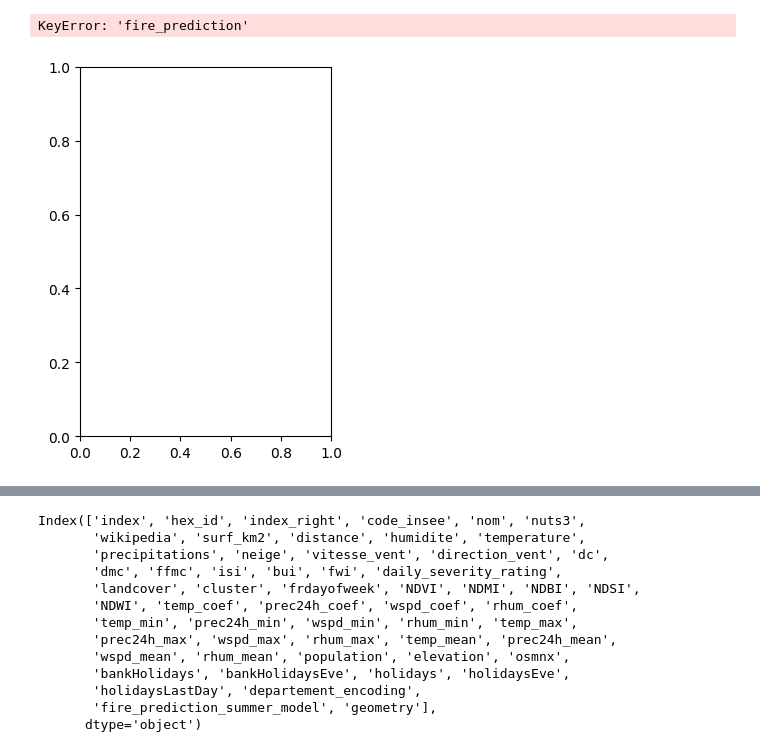
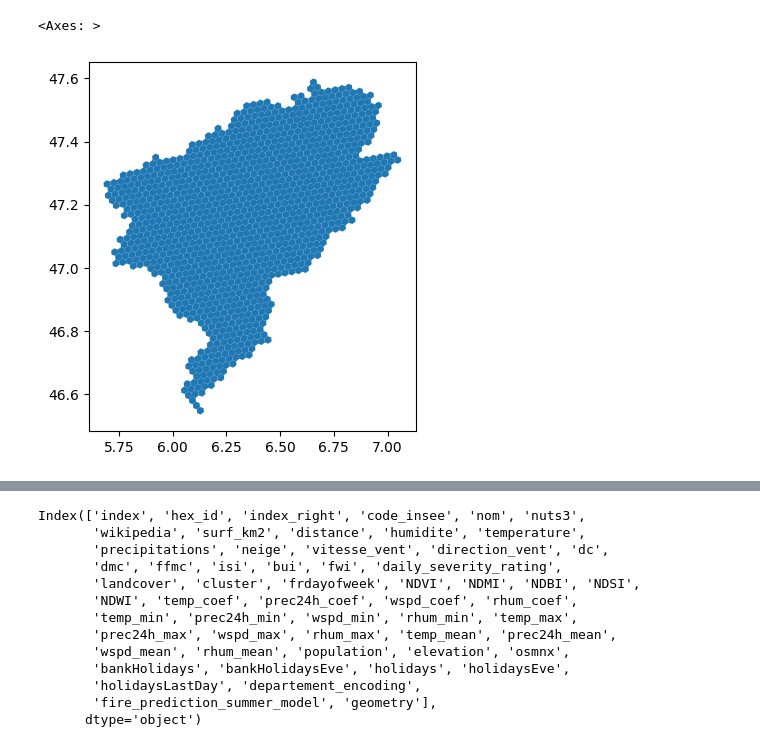
Before and after one commit to NicolasCaronPro/ST-GNN-for-wildifre-prediction, a Jupyter notebook: Prediction/Inference/interface/check.ipynb, the cells around one changed output, grey strips where cells are left out. Cells and saved outputs as stored; diff of their text form; code cells hidden in the pictures.

```diff
--- a/Prediction/Inference/interface/check.ipynb
+++ b/Prediction/Inference/interface/check.ipynb
@@ -1,8 +1,8 @@
 # %%
 import geopandas as gpd
 
 geo = gpd.read_file('hexagones_today.geojson')
-geo.plot(column = 'fire_prediction', vmin=0)
+geo.plot(vmin=0)
 # %% [output]
-KeyError: 'fire_prediction'
+<Axes: >
-[figure, old version]
+[figure, new version]
```
Also changed, not shown: parts of 2 cells of this notebook, 21 other files.
